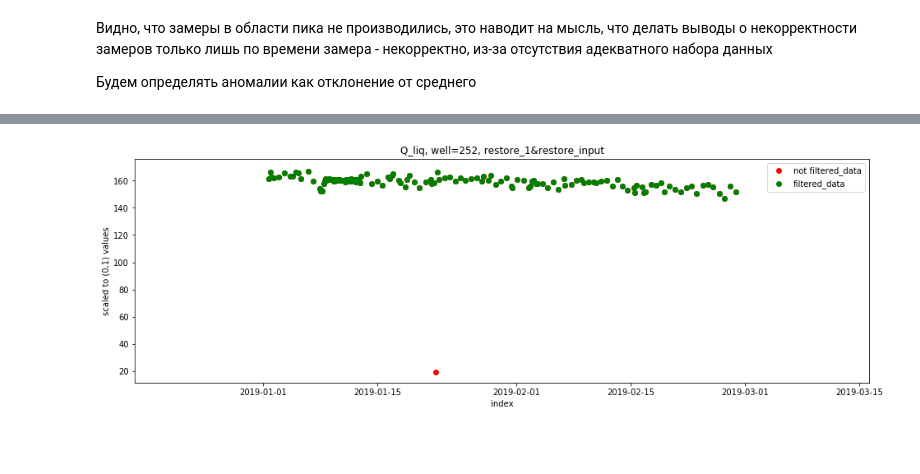
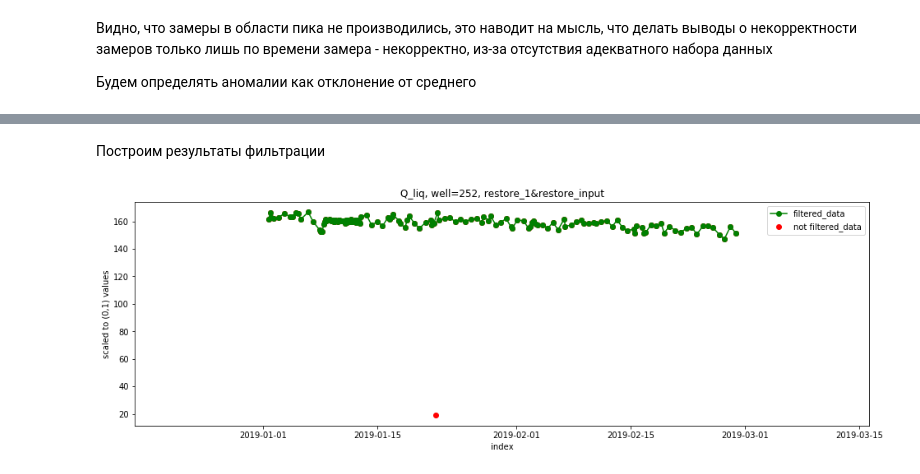
Before and after one commit to unifloc/unifloc_py, a Jupyter notebook: sandbox/uTools/Data_filtration.ipynb, the cells around one changed output, grey strips where cells are left out. Saved outputs shown, nothing was run; the diff lists cells and outputs as text; code cells hidden in the pictures; blank space fills up the shorter version.

Commit message:
опять поправил график и добавил время замера

```diff
--- a/sandbox/uTools/Data_filtration.ipynb
+++ b/sandbox/uTools/Data_filtration.ipynb
@@ -104,15 +126,19 @@ all_data_f = all_data_f[all_data_f['Объемный дебит жидкости
+# %%
+all_data_f = all_data_f[all_data_f['Время замера фактическое (СУ)'] <  all_data_f['Время замера плановое (СУ)'] + 15]
+# %% [markdown]
+Построим результаты фильтрации
 # %%
 pfig = plt.figure(figsize=(16,5))
 plt.scatter(all_data['Объемный дебит жидкости (СУ)'].dropna().index,
             all_data['Объемный дебит жидкости (СУ)'].dropna().values.reshape((-1, 1)), c='red',
             label='not filtered_data')
-plt.scatter(all_data_f['Объемный дебит жидкости (СУ)'].dropna().index,
-            all_data_f['Объемный дебит жидкости (СУ)'].dropna().values.reshape((-1, 1)), c='green',
+plt.plot(all_data_f['Объемный дебит жидкости (СУ)'].dropna().index,
+            all_data_f['Объемный дебит жидкости (СУ)'].dropna().values.reshape((-1, 1)), '-o', c='green',
             label='filtered_data')
 plt.title(f'Q_liq, well={well}, restore_1&restore_input')
 plt.ylabel('scaled to (0,1) values')
 plt.xlabel('index')
 plt.legend(loc='upper right')
 plt.show()
 # %% [output]
-[figure, old version]
+[figure, new version]
```
Also changed, not shown: parts of 2 cells of this notebook.
